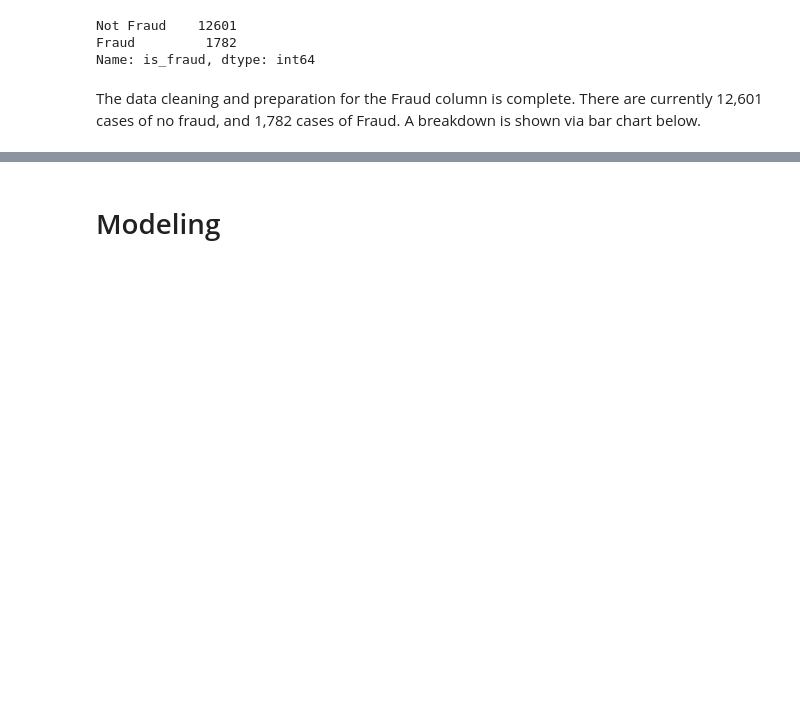
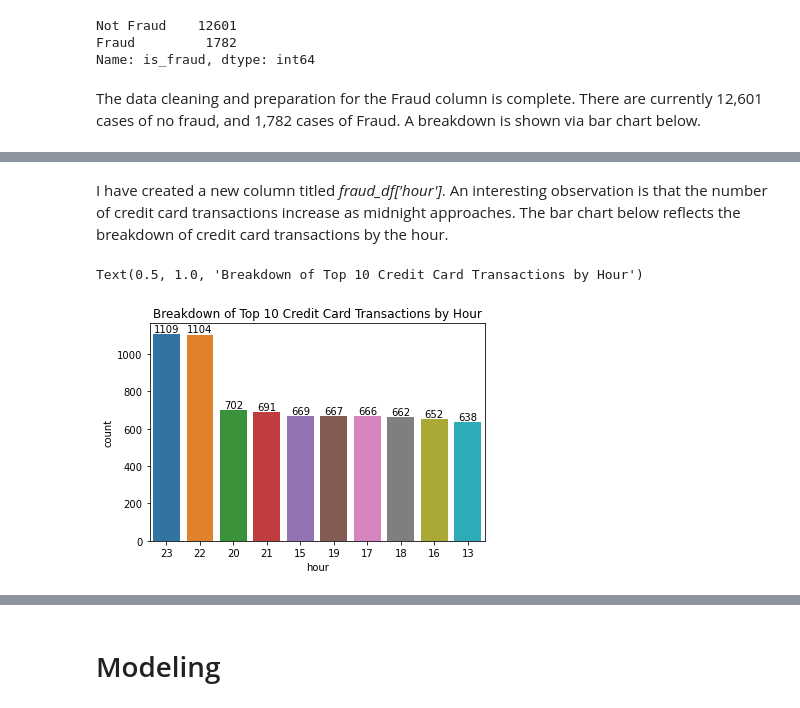
Before and after one commit to keithotuomagie/credit_card_fraud_model, a Jupyter notebook: notebook.ipynb, the cells around one changed output, grey strips where cells are left out. Cells and saved outputs as stored; diff of their text form; code cells hidden in the pictures; blank space fills up the shorter version.

```diff
--- a/notebook.ipynb
+++ b/notebook.ipynb
@@ -894,0 +1032,4 @@ The data cleaning and preparation for the Fraud column is complete.  There are c
+# %%
+# Converting data type of the 'Transaction Date / Transaction Time' column to datetime
+
+fraud_df['trans_date_trans_time'] = pd.to_datetime(fraud_df['trans_date_trans_time'])
@@ -894,0 +1061,4 @@ The data cleaning and preparation for the Fraud column is complete.  There are c
+# %%
+# Creating the 'Hour' column by extrapolating the hour from the 'Transaction Date / Transaction Time' column
+
+fraud_df['hour'] = fraud_df['trans_date_trans_time'].dt.hour
@@ -894,0 +1127,22 @@ The data cleaning and preparation for the Fraud column is complete.  There are c
+# %% [markdown]
+I have created a new column titled *fraud_df['hour']*.  An interesting observation is that the number of credit card transactions increase as midnight approaches.  The bar chart below reflects the breakdown of credit card transactions by the hour.
+# %%
+# Get the top 10 hours with the most transactions
+top_10_hours = fraud_df['hour'].value_counts().nlargest(10).index
+
+# Filter the DataFrame to include only the top 10 hours
+filtered_fraud_df = fraud_df[fraud_df['hour'].isin(top_10_hours)]
+
+# Creating the bar chart with only the top 10 hours
+ax = sns.countplot(x='hour', data=filtered_fraud_df, order=top_10_hours)
+
+for p in ax.patches:
+    height = p.get_height()
+    ax.annotate(f'{height}',
+                (p.get_x() + p.get_width() / 2., height),
+                ha='center', va='bottom')  # Center text horizontally and place above the bar
+
+plt.title("Breakdown of Top 10 Credit Card Transactions by Hour")
+# %% [output]
+Text(0.5, 1.0, 'Breakdown of Top 10 Credit Card Transactions by Hour')
+[figure, added]
```
Also changed, not shown: parts of 61 cells of this notebook.
